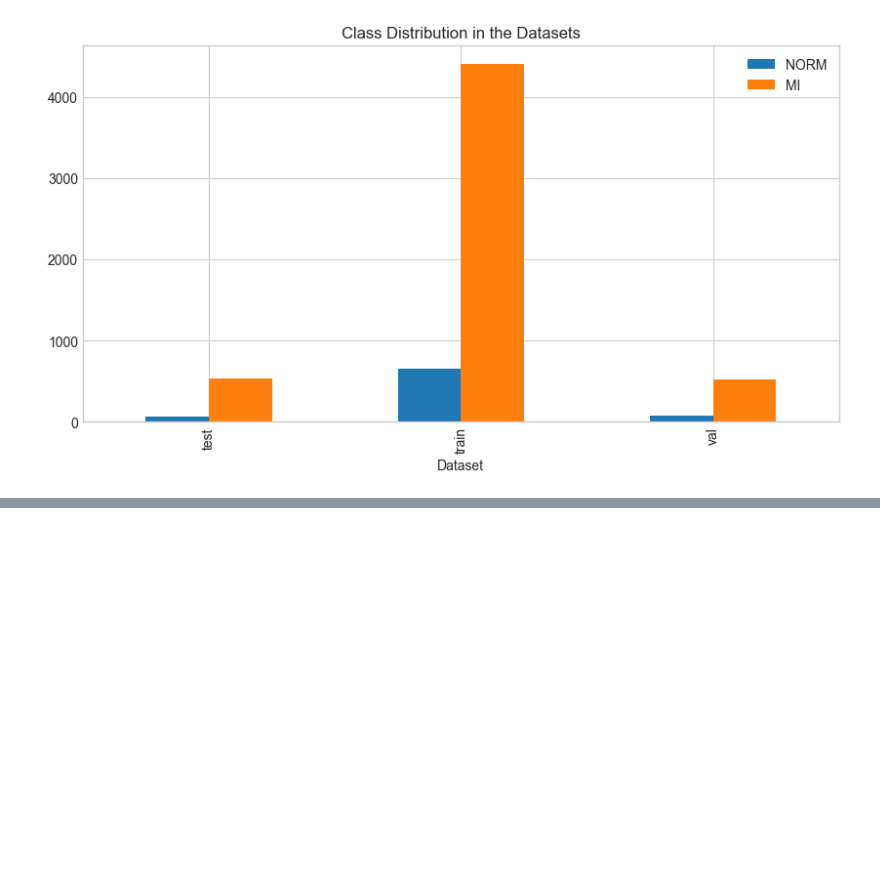
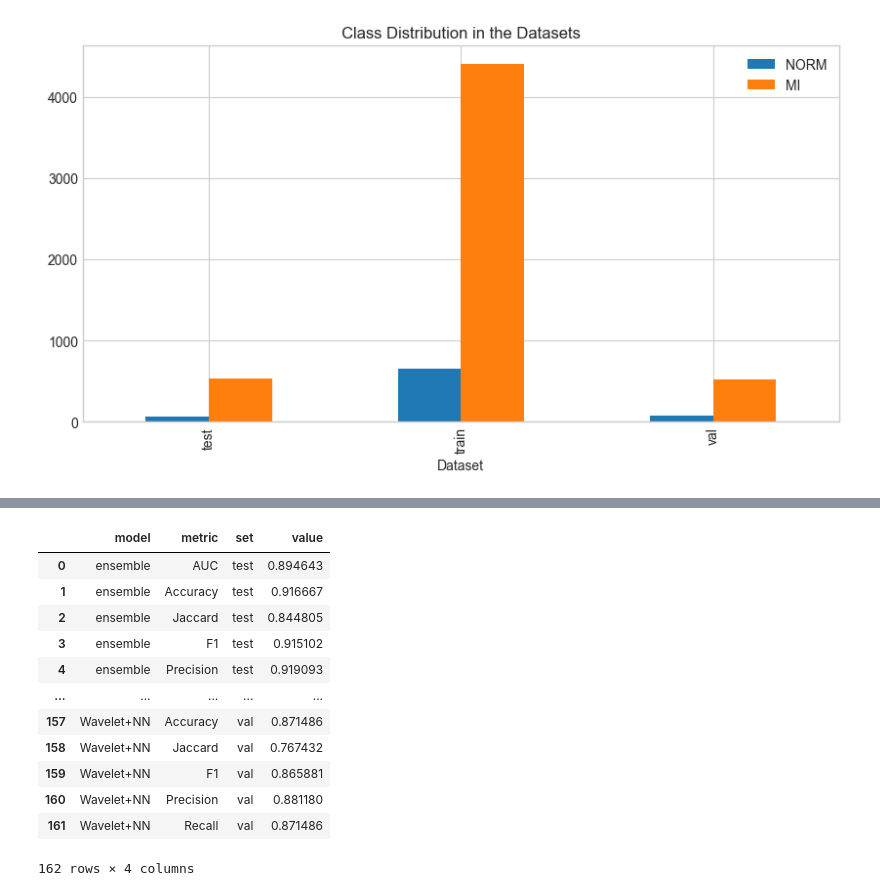
Before and after one commit to dadegrande99/ecg_ptbxl_benchmarking, a Jupyter notebook: results_analysis.ipynb, the cells around one changed output, grey strips where cells are left out. Cells and saved outputs as stored; diff of their text form; code cells hidden in the pictures; blank space fills up the shorter version.

Commit message:
experiments analysis on columns

```diff
--- a/results_analysis.ipynb
+++ b/results_analysis.ipynb
@@ -606,0 +687,70 @@ df.plot(kind='bar', stacked=False, figsize=(10, 5), title='Class Distribution in
+# %%
+base_res = []
+
+for model in baseline:
+    for set in baseline[model]:
+
+        # AUC score
+        base_res.append({
+            "model" : model,
+            "metric" : "AUC",
+            "set": set,
+            "value": roc_auc_score(y[set], baseline[model][set], average="weighted")
+        })
+
+        # Accuracy score
+        base_res.append({
+            "model" : model,
+            "metric" : "Accuracy",
+            "set": set,
+            "value": accuracy_score(y[set], baseline[model][set])
+        })
+
+        # Jaccard score
+        base_res.append({
+            "model" : model,
+            "metric" : "Jaccard",
+            "set": set,
+            "value": jaccard_score(y[set], baseline[model][set], average="weighted")
+        })
+
+        # F1-score
+        base_res.append({
+            "model" : model,
+            "metric" : "F1",
+            "set": set,
+            "value": f1_score(y[set], baseline[model][set], average="weighted")
+        })
+
+        # Precision score
+        base_res.append({
+            "model" : model,
+            "metric" : "Precision",
+            "set": set,
+            "value": metrics.precision_score(y[set], baseline[model][set], average="weighted")
+        })
+
+        # Recall score
+        base_res.append({
+            "model" : model,
+            "metric" : "Recall",
+            "set": set,
+            "value": metrics.recall_score(y[set], baseline[model][set], average="weighted")
+        })
+
+base_res = pd.DataFrame(base_res)
+base_res
+# %% [output]
+|  | model | metric | set | value |
+| 0 | ensemble | AUC | test | 0.894643 |
+| 1 | ensemble | Accuracy | test | 0.916667 |
+| 2 | ensemble | Jaccard | test | 0.844805 |
+| 3 | ensemble | F1 | test | 0.915102 |
+| 4 | ensemble | Precision | test | 0.919093 |
+| ... | ... | ... | ... | ... |
+| 157 | Wavelet+NN | Accuracy | val | 0.871486 |
+| 158 | Wavelet+NN | Jaccard | val | 0.767432 |
+| 159 | Wavelet+NN | F1 | val | 0.865881 |
+| 160 | Wavelet+NN | Precision | val | 0.881180 |
+| 161 | Wavelet+NN | Recall | val | 0.871486 |
+162 rows × 4 columns
```
Also changed, not shown: parts of 20 cells of this notebook.
